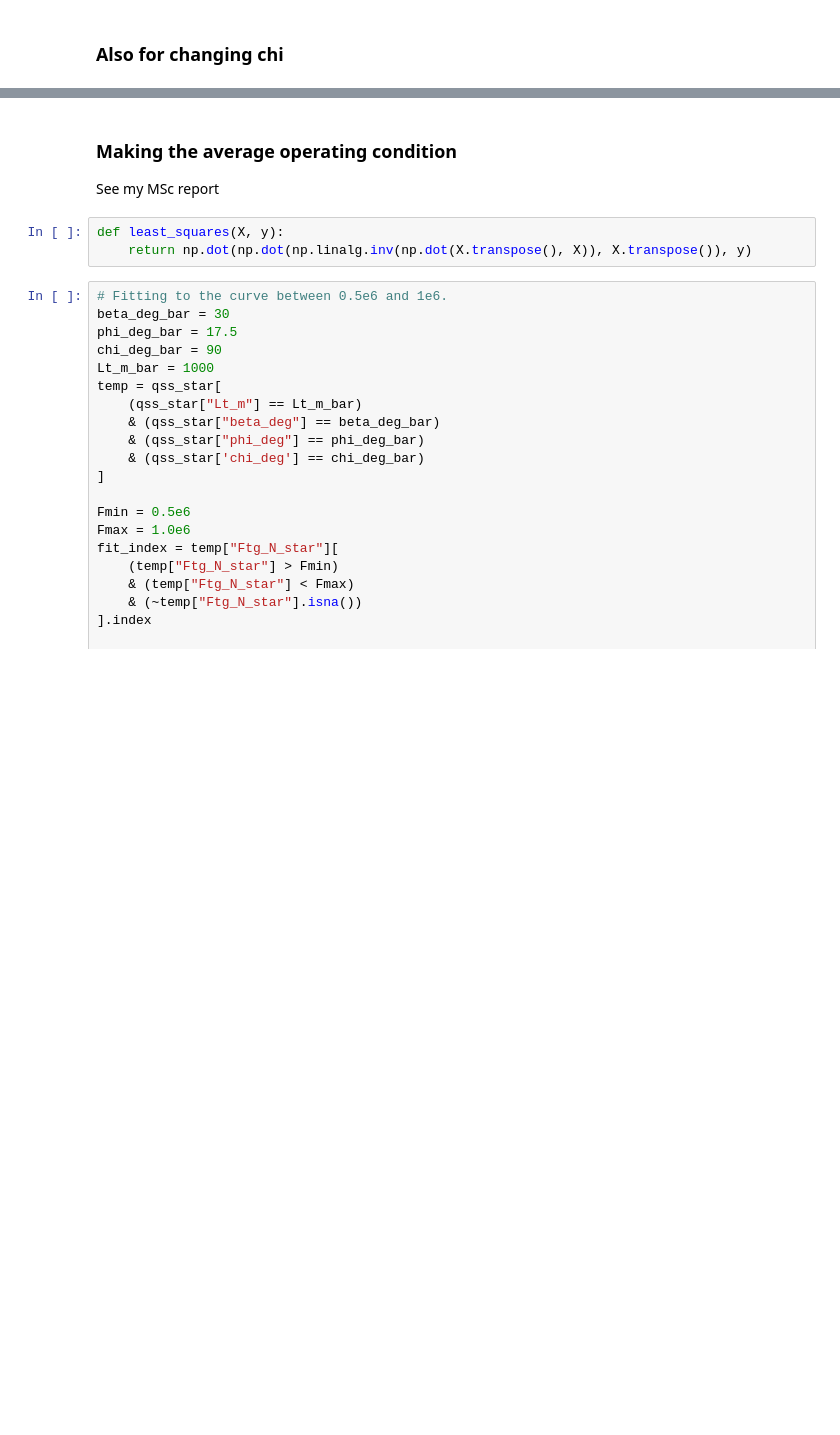
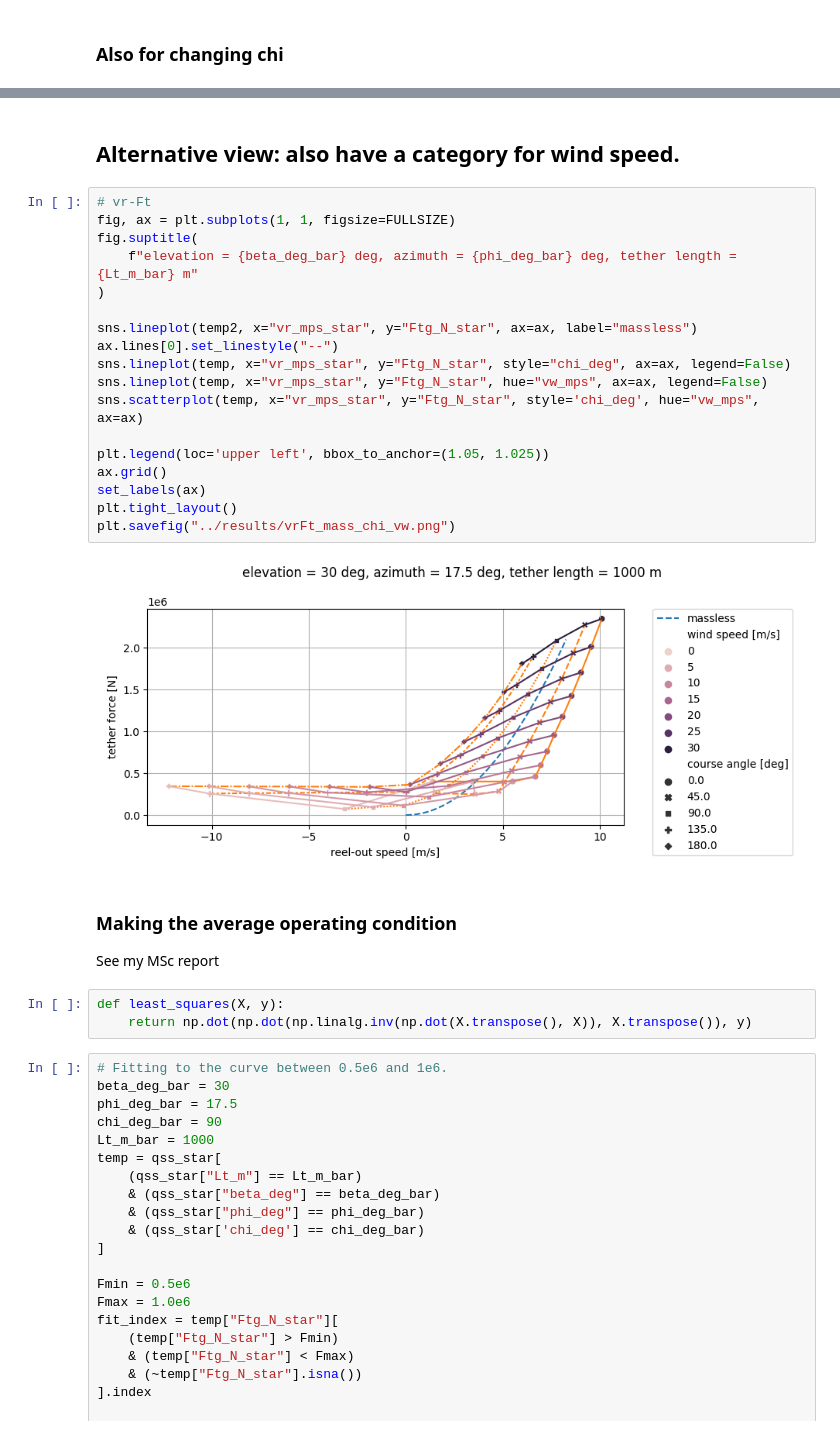
Before and after one commit to jesseishi/AWE_winch_control_heavy_kites, a Jupyter notebook: src/qss_heavy_analysis.ipynb, the cells around one changed output, grey strips where cells are left out. Saved outputs shown, nothing was run; the diff lists cells and outputs as text; blank space fills up the shorter version.

```diff
--- a/src/qss_heavy_analysis.ipynb
+++ b/src/qss_heavy_analysis.ipynb
@@ -430,3 +466,25 @@ plt.savefig("../results/vrFt_mass_chi.png")
+# %% [markdown]
+## Alternative view: also have a category for wind speed.
+# %%
+# vr-Ft
+fig, ax = plt.subplots(1, 1, figsize=FULLSIZE)
+fig.suptitle(
+    f"elevation = {beta_deg_bar} deg, azimuth = {phi_deg_bar} deg, tether length = {Lt_m_bar} m"
+)
+
+sns.lineplot(temp2, x="vr_mps_star", y="Ftg_N_star", ax=ax, label="massless")
+ax.lines[0].set_linestyle("--")
+sns.lineplot(temp, x="vr_mps_star", y="Ftg_N_star", style="chi_deg", ax=ax, legend=False)
+sns.lineplot(temp, x="vr_mps_star", y="Ftg_N_star", hue="vw_mps", ax=ax, legend=False)
+sns.scatterplot(temp, x="vr_mps_star", y="Ftg_N_star", style='chi_deg', hue="vw_mps", ax=ax)
+
+plt.legend(loc='upper left', bbox_to_anchor=(1.05, 1.025))
+ax.grid()
+set_labels(ax)
+plt.tight_layout()
+plt.savefig("../results/vrFt_mass_chi_vw.png")
+# %% [output]
+[figure, added]
 # %% [markdown]
 ### Making the average operating condition
 See my MSc report
```
Also changed, not shown: parts of 16 cells of this notebook, 4 other files.
